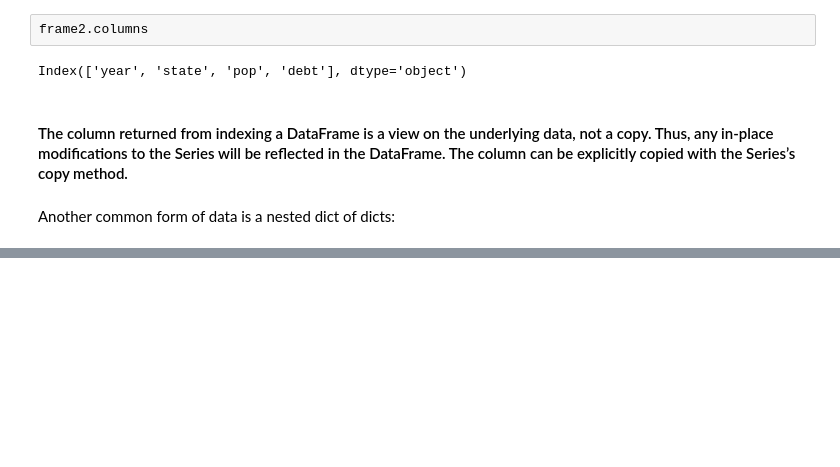
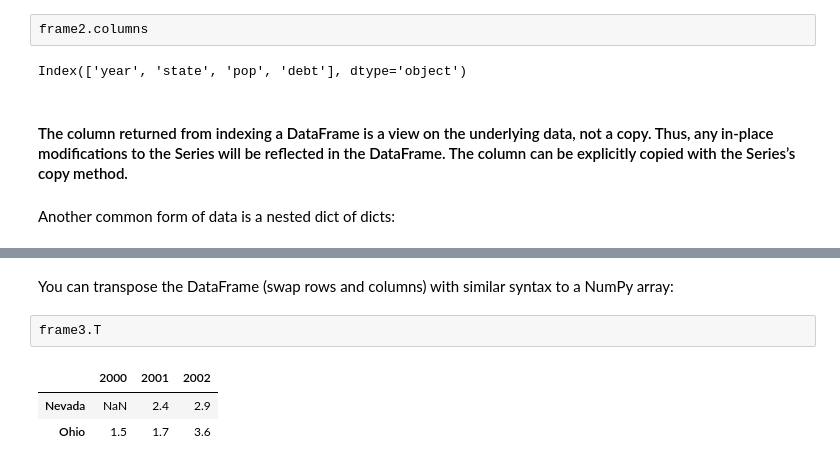
Before and after one commit to piszewc/python-deep-learning-data-science, a Jupyter notebook: Pandas/pandas_notes.ipynb, the cells around one changed output, grey strips where cells are left out. Saved outputs shown, nothing was run; the diff lists cells and outputs as text; blank space fills up the shorter version.

```diff
--- a/Pandas/pandas_notes.ipynb
+++ b/Pandas/pandas_notes.ipynb
@@ -403,0 +415,9 @@ pop = {'Nevada': {2001: 2.4, 2002: 2.9},
+# %% [markdown]
+You can transpose the DataFrame (swap rows and columns) with similar syntax to a
+NumPy array:
+# %%
+frame3.T
+# %% [output]
+|  | 2000 | 2001 | 2002 |
+| Nevada | NaN | 2.4 | 2.9 |
+| Ohio | 1.5 | 1.7 | 3.6 |
```
Also changed, not shown: parts of 4 cells of this notebook.
